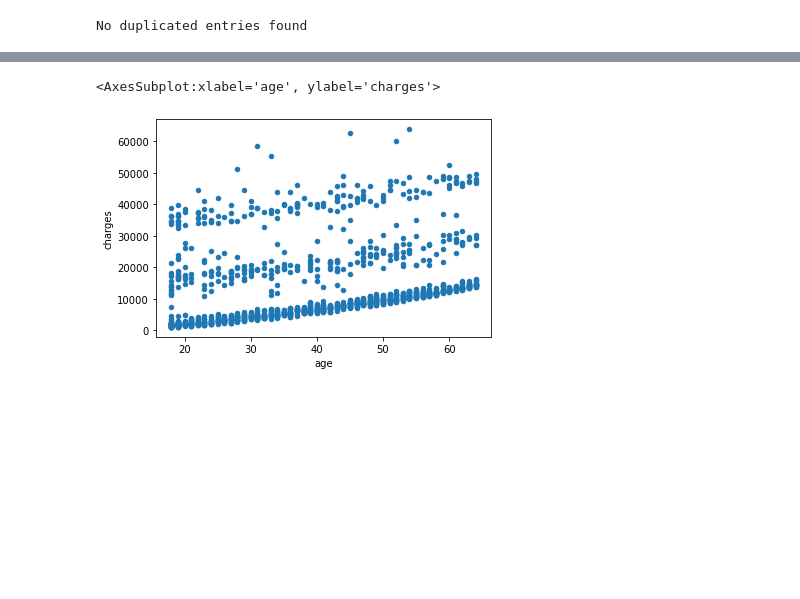
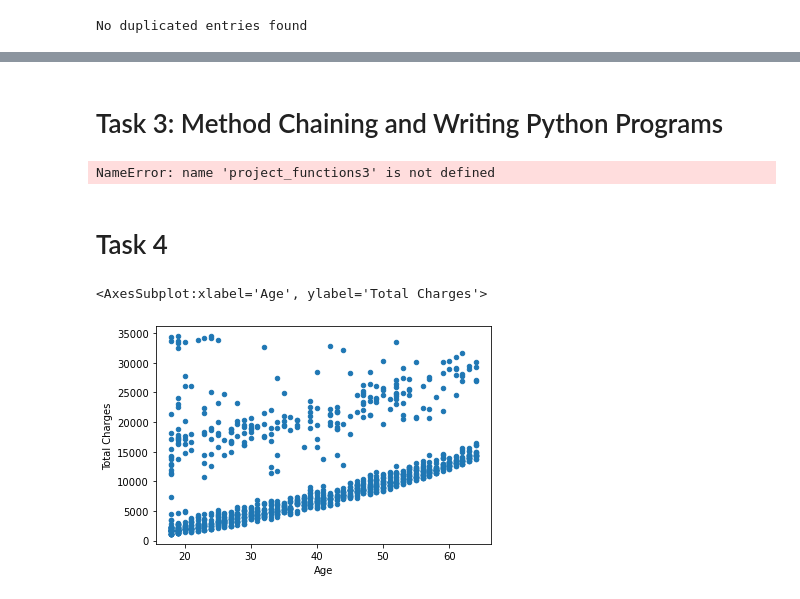
Before and after one commit to ubco-W2022T1-cosc301/project-group21, a Jupyter notebook: notebooks/analysis3a.ipynb, the cells around one changed output, grey strips where cells are left out. Cells and saved outputs as stored; diff of their text form; code cells hidden in the pictures; blank space fills up the shorter version.

```diff
--- a/notebooks/analysis3a.ipynb
+++ b/notebooks/analysis3a.ipynb
@@ -200,0 +243,2 @@ dfMain['charges'].plot(kind='hist', bins=50, figsize=(12,6), facecolor='grey',ed
+# %% [markdown]
+# Task 3: Method Chaining and Writing Python Programs
@@ -201,7 +247,15 @@ dfMain['charges'].plot(kind='hist', bins=50, figsize=(12,6), facecolor='grey',ed
+# %%
+dfNew = project_functions3.load_and_process("../data/raw/raw_MC.csv")
+dfNew
+# %% [output]
+NameError: name 'project_functions3' is not defined
+# %% [markdown]
+# Task 4
 # %%
 # I am interested in visualizing the relationship between age and charges. I can do a scatterplot to try to see the trend.
-# dfMain.plot(kind = 'scatter', x = 'age', y = 'charges')
+dfNew.plot(kind = 'scatter', x = 'Age', y = 'Total Charges')
+# There is a positive linear relationship between one's age and their total medical insurance costs.
 # %% [output]
-<AxesSubplot:xlabel='age', ylabel='charges'>
+<AxesSubplot:xlabel='Age', ylabel='Total Charges'>
-[figure, old version]
+[figure, new version]
 # %%
```
Also changed, not shown: parts of 24 cells of this notebook, 1 other file.
